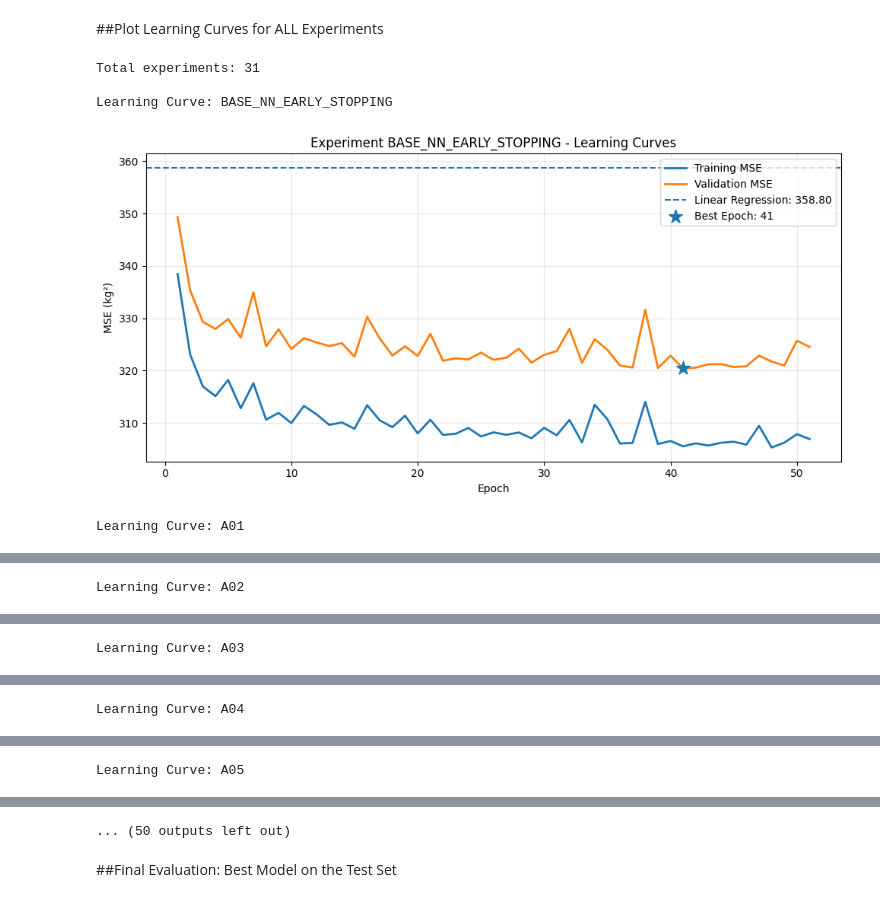
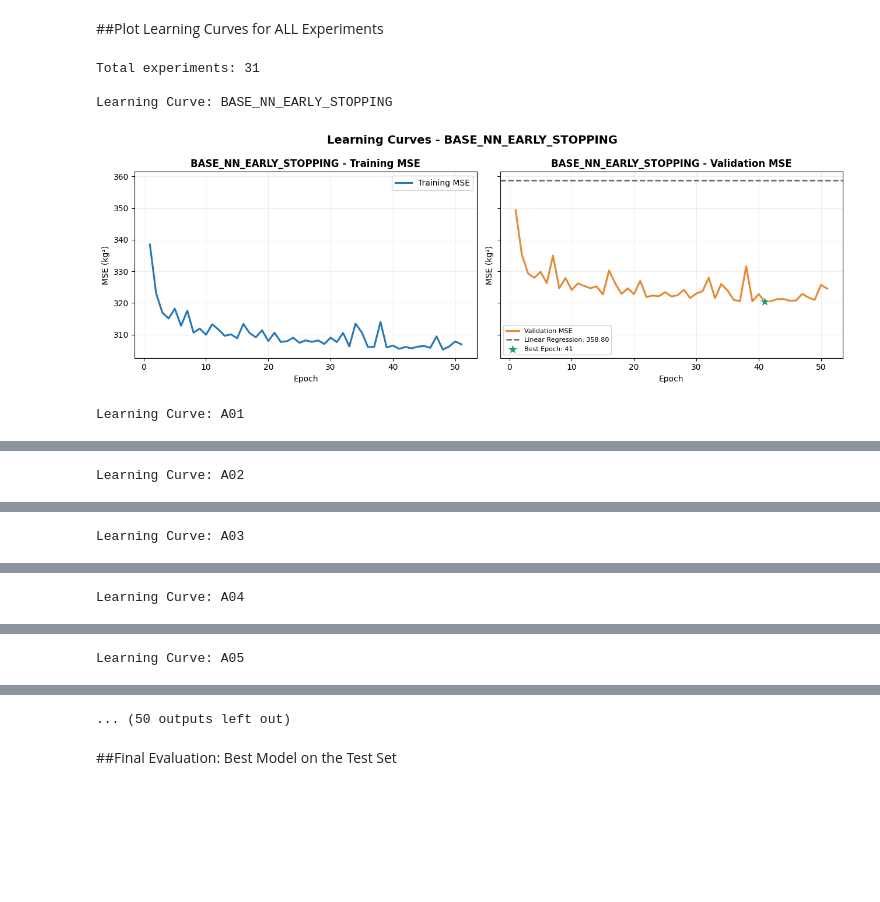
Before and after one commit to AmalKhairalla/OPL-Insights, a Jupyter notebook: notebooks/DS330_P1_Baseline__2.ipynb, the cells around one changed output, grey strips where cells are left out. Drawn from its saved outputs; the diff is of its cells as text; code cells hidden in the pictures; blank space fills up the shorter version.

```diff
--- a/notebooks/DS330_P1_Baseline__2.ipynb
+++ b/notebooks/DS330_P1_Baseline__2.ipynb
@@ -2230,13 +2227,18 @@ plot_topic(
 # %%
 
 # Plot Learning Curves for ALL Experiments
+# Professional Color Palette
+
+TRAIN_COLOR = "#2878B5"
+VAL_COLOR = "#E58A36"
+LINEAR_COLOR = "#596579"
+BEST_COLOR = "#27966F"
 
 def plot_experiment(run_id):
 
     history_path = HISTORY_DIR / f"{run_id}.json"
     metrics_path = RESULTS_DIR / f"{run_id}.json"
 
-    # Check if files exist
     if not history_path.exists():
         print(f"History not found: {run_id}")
         return
@@ -2244,14 +2246,14 @@ def plot_experiment(run_id):
     with open(history_path, "r") as f:
         history = json.load(f)
 
-    train_curve = history["train_mse"]
-    val_curve = history["val_mse"]
+    train_curve = history.get("train_mse", [])
+    val_curve = history.get("val_mse", [])
 
     if not train_curve or not val_curve:
         print(f"Empty history: {run_id}")
         return
 
-    # Load experiment metrics if available
+    # Load experiment metrics
     metrics = {}
 
     if metrics_path.exists():
@@ -2261,69 +2263,101 @@ def plot_experiment(run_id):
     epochs_train = range(1, len(train_curve) + 1)
     epochs_val = range(1, len(val_curve) + 1)
 
-    plt.figure(figsize=(10, 5))
+    fig, ax = plt.subplots(
+        1, 2,
+        figsize=(13, 4.5),
+        sharey=True
+    )
 
-    # Training curve
-    plt.plot(
+    # Training MSE
+    ax[0].plot(
         epochs_train,
         train_curve,
-        label="Training MSE",
-        linewidth=2
+        color=TRAIN_COLOR,
+        linewidth=2.3,
+        label="Training MSE"
     )
 
-    # Validation curve
-    plt.plot(
+    ax[0].set_title(
+        f"{run_id} - Training MSE",
+        fontsize=12,
+        fontweight="bold"
+    )
+    ax[0].set_xlabel("Epoch")
+    ax[0].set_ylabel("MSE (kg²)")
+    ax[0].grid(alpha=0.2)
+    ax[0].legend()
+
+    # Validation MSE
+    ax[1].plot(
         epochs_val,
         val_curve,
-        label="Validation MSE",
-        linewidth=2
+        color=VAL_COLOR,
+        linewidth=2.3,
+        label="Validation MSE"
     )
 
     # Linear Regression reference
-    plt.axhline(
+    ax[1].axhline(
         linear_val_mse,
         linestyle="--",
+        color=LINEAR_COLOR,
+        linewidth=1.8,
         label=f"Linear Regression: {linear_val_mse:.2f}"
     )
 
     # Mark best validation epoch
-    best_epoch = metrics.get("best_epoch", 0)
+    best_epoch = metrics.get("best_epoch")
     best_val = metrics.get("best_val_mse")
 
-    if best_epoch and best_val is not None:
-        plt.scatter(
+    if best_epoch is not None and best_val is not None:
+        ax[1].scatter(
             best_epoch,
             best_val,
+            color=BEST_COLOR,
             marker="*",
-            s=180,
+            s=190,
+            edgecolors="white",
+            linewidths=0.7,
             label=f"Best Epoch: {best_epoch}",
             zorder=5
         )
 
-    plt.title(f"Experiment {run_id} - Learning Curves")
-    plt.xlabel("Epoch")
-    plt.ylabel("MSE (kg²)")
-    plt.grid(alpha=0.3)
-    plt.legend()
+    ax[1].set_title(
+        f"{run_id} - Validation MSE",
+        fontsize=12,
+        fontweight="bold"
+    )
+    ax[1].set_xlabel("Epoch")
+    ax[1].set_ylabel("MSE (kg²)")
+    ax[1].grid(alpha=0.2)
+    ax[1].legend(fontsize=8)
+
+    fig.suptitle(
+        f"Learning Curves - {run_id}",
+        fontsize=14,
+        fontweight="bold"
+    )
+
     plt.tight_layout()
     plt.show()
 
 
 # Baseline + All 30 Experiments
 all_run_ids = [
     "BASE_NN_EARLY_STOPPING"
 ] + [
     run_id for run_id, topic, changes in all_experiments
 ]
 
 print("Total experiments:", len(all_run_ids))
 
 for run_id in all_run_ids:
     print(f"\nLearning Curve: {run_id}")
     plot_experiment(run_id)
 # %% [output]
 Total experiments: 31
 
 Learning Curve: BASE_NN_EARLY_STOPPING
-[figure, old version]
+[figure, new version]
 Learning Curve: A01
```
Also changed, not shown: parts of 7 cells of this notebook.
